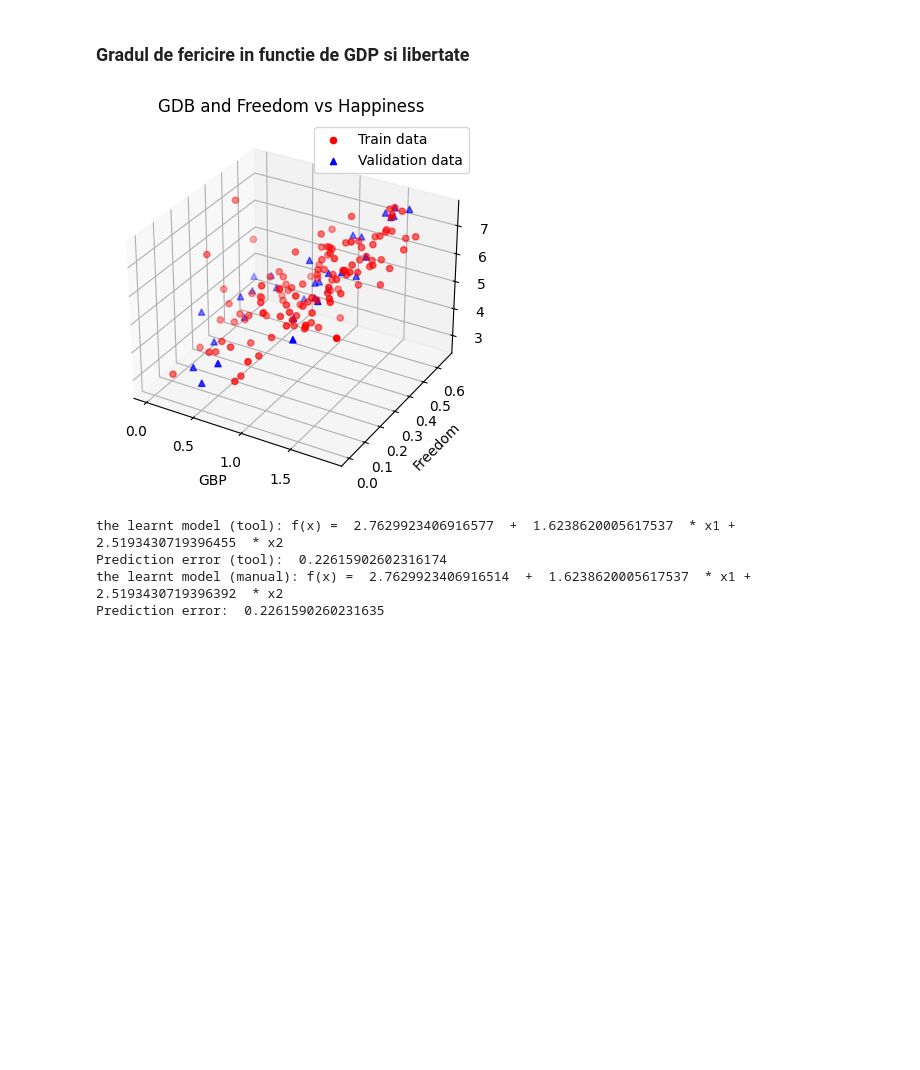
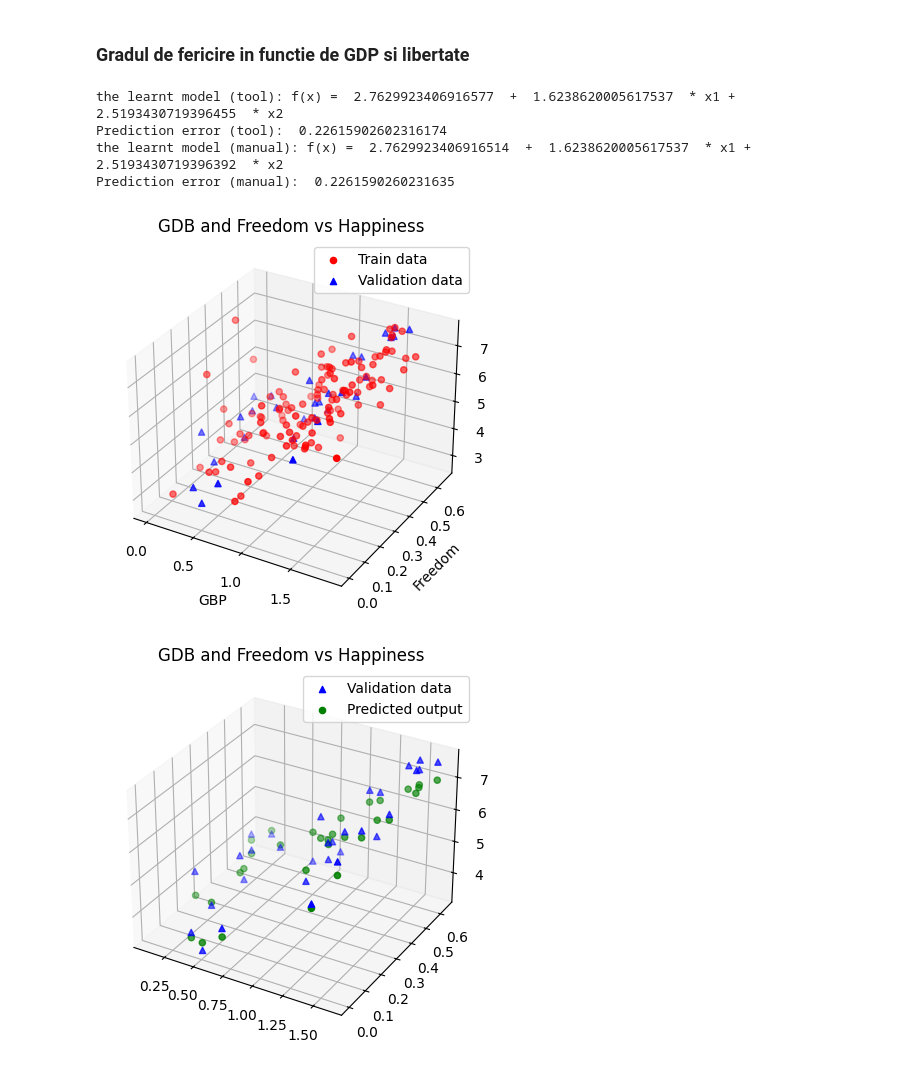
Before and after one commit to RegusAl/UBB, a Jupyter notebook: Semestrul 4/Inteligenta Artificiala/Laboratoare/Lab 5/Lab5.ipynb, the cells around one changed output. Cells and saved outputs as stored; diff of their text form; code cells hidden in the pictures; blank space fills up the shorter version.

```diff
--- a/Semestrul 4/Inteligenta Artificiala/Laboratoare/Lab 5/Lab5.ipynb
+++ b/Semestrul 4/Inteligenta Artificiala/Laboratoare/Lab 5/Lab5.ipynb
@@ -131,6 +114,7 @@ def generateTrainingTest(inputs, outputs):
 coeficient = (X^T * X) ^ -1 * X^T * Y
 # %%
 def linear_regression_manual(train_inputs, train_output, validation_inputs, validation_output):
+
     X_transpus = [[1] * len(train_inputs[0])] + train_inputs
 
     # M = X_transpus * X
@@ -140,14 +124,19 @@ def linear_regression_manual(train_inputs, train_output, validation_inputs, vali
         for row2 in X_transpus:
             line.append(sum([x * y for x, y in zip(row1, row2)]))
         M.append(line)
+
     M_inverse = inverse(M)
+
     M_inverse_X_transpus = []
+
     for row in M_inverse:
         line = []
         for row1 in transpose(X_transpus):
             line.append(sum([x * y for x, y in zip(row, row1)]))
         M_inverse_X_transpus.append(line)
+
     M_inverse_X_transpus_Y = []
+
     for row in M_inverse_X_transpus:
         M_inverse_X_transpus_Y.append(sum([x * y for x, y in zip(row, train_output)]))
 
@@ -162,7 +151,9 @@ def linear_regression_manual(train_inputs, train_output, validation_inputs, vali
     for t1, t2 in zip(y, validation_output):
         error += (t1-t2) ** 2
     error = error / len(validation_output)
-    print("Prediction error: ", error)
+    print("Prediction error (manual): ", error)
+
+    return w0, w1, w2
 # %% [markdown]
 ### Gradul de fericire in functie de Familie
 # %%
@@ -228,6 +239,10 @@ filePath3 = "data/v3_world-happiness-report-2017.csv"
 inputs, outputs = loadData(filePath3, ['Economy..GDP.per.Capita.', 'Freedom'], 'Happiness.Score')
 
 train_inputs, train_output, validation_inputs, validation_output = generateTrainingTest(inputs, outputs)
+
+linear_regression_tool(train_inputs, train_output, validation_inputs, validation_output)
+
+w0, w1, w2 = linear_regression_manual(train_inputs, train_output, validation_inputs, validation_output)
 
 fig = plt.figure()
 ax = fig.add_subplot(111, projection='3d')
@@ -239,13 +254,21 @@ ax.set_zlabel("Happiness")
 plt.legend()
 plt.title("GDB and Freedom vs Happiness")
 plt.show()
-
-linear_regression_tool(train_inputs, train_output, validation_inputs, validation_output)
-
-linear_regression_manual(train_inputs, train_output, validation_inputs, validation_output)
 # %% [output]
+the learnt model (tool): f(x) =  2.7629923406916577  +  1.6238620005617537  * x1 +  2.5193430719396455  * x2
+Prediction error (tool):  0.22615902602316174
+the learnt model (manual): f(x) =  2.7629923406916514  +  1.6238620005617537  * x1 +  2.5193430719396392  * x2
+Prediction error (manual):  0.2261590260231635
 [figure]
-the learnt model (tool): f(x) =  2.7629923406916577  +  1.6238620005617537  * x1 +  2.5193430719396455  * x2
-Prediction error (tool):  0.22615902602316174
-the learnt model (manual): f(x) =  2.7629923406916514  +  1.6238620005617537  * x1 +  2.5193430719396392  * x2
-Prediction error:  0.2261590260231635
+# %%
+zpred = [w0 + w1 * x1 + w2 * x2 for x1, x2 in zip(*validation_inputs)]
+
+fig = plt.figure()
+ax = fig.add_subplot(111, projection='3d')
+ax.scatter(validation_inputs[0], validation_inputs[1], validation_output, c='b', marker='^', label='Validation data')
+ax.scatter(validation_inputs[0], validation_inputs[1], zpred, c='g', marker="o", label='Predicted output')
+plt.legend()
+plt.title("GDB and Freedom vs Happiness")
+plt.show()
+# %% [output]
+[figure, added]
```
Also changed, not shown: parts of 2 cells of this notebook.
